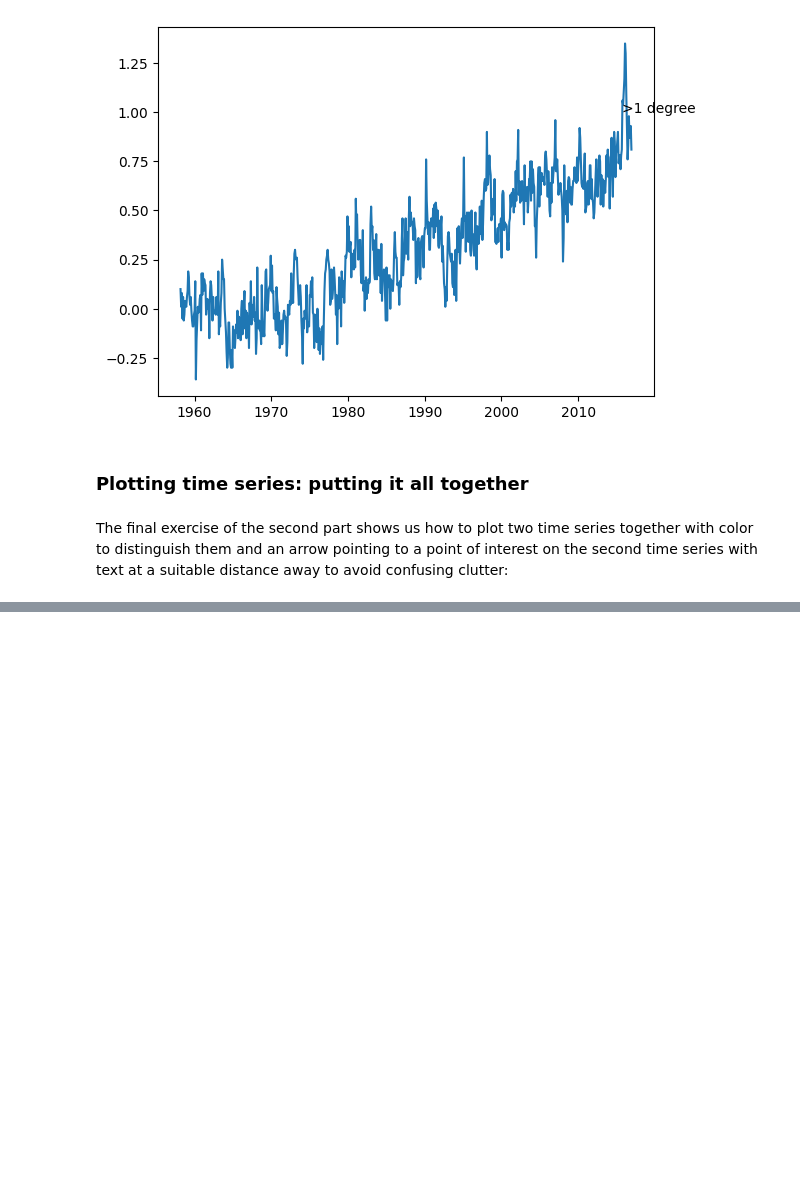
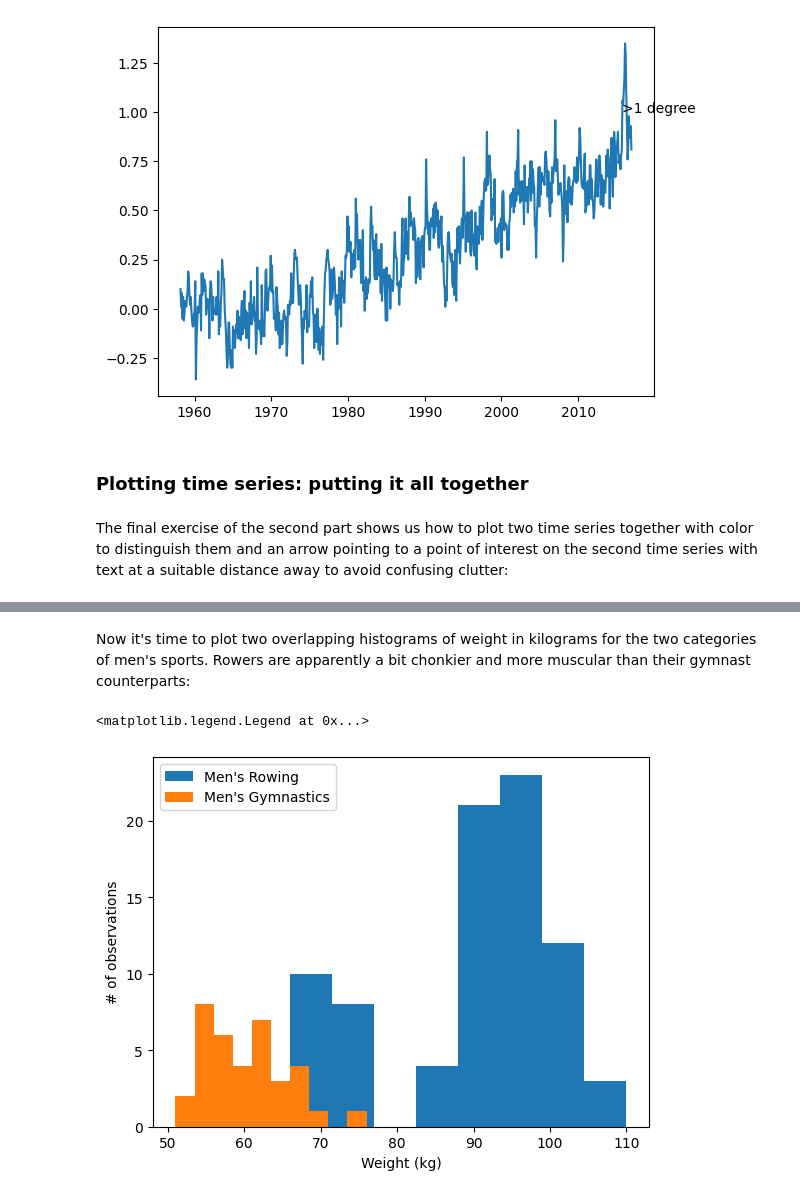
Before and after one commit to readyready15728/datacamp-python-notebooks, a Jupyter notebook: introduction_to_data_visualization_with_matplotlib/introduction_to_data_visualization_with_matplotlib.ipynb, the cells around one changed output, grey strips where cells are left out. Saved outputs shown, nothing was run; the diff lists cells and outputs as text; code cells hidden in the pictures; blank space fills up the shorter version.

```diff
--- a/introduction_to_data_visualization_with_matplotlib/introduction_to_data_visualization_with_matplotlib.ipynb
+++ b/introduction_to_data_visualization_with_matplotlib/introduction_to_data_visualization_with_matplotlib.ipynb
@@ -203,0 +254,3 @@ ax2.annotate(">1 degree", xy=(pd.Timestamp('2015-10-06'), 1), xytext=(pd.Timesta
+# %%
+mens_rowing = summer_2016[(summer_2016['Sex'] == 'M') & (summer_2016['Sport'] == 'Rowing')]
+mens_rowing
@@ -203,0 +271,3 @@ ax2.annotate(">1 degree", xy=(pd.Timestamp('2015-10-06'), 1), xytext=(pd.Timesta
+# %%
+mens_gymnastics = summer_2016[(summer_2016['Sex'] == 'M') & (summer_2016['Sport'] == 'Gymnastics')]
+mens_gymnastics
@@ -203,0 +288,13 @@ ax2.annotate(">1 degree", xy=(pd.Timestamp('2015-10-06'), 1), xytext=(pd.Timesta
+# %% [markdown]
+Now it's time to plot two overlapping histograms of weight in kilograms for the two categories of men's sports. Rowers are apparently a bit chonkier and more muscular than their gymnast counterparts:
+# %%
+fig, ax = plt.subplots()
+
+ax.hist(mens_rowing['Weight'], label="Men's Rowing")
+ax.hist(mens_gymnastics['Weight'], label="Men's Gymnastics")
+ax.set_xlabel('Weight (kg)')
+ax.set_ylabel('# of observations')
+plt.legend()
+# %% [output]
+<matplotlib.legend.Legend at 0x...>
+[figure, added]
```
Also changed, not shown: parts of 46 cells of this notebook.
